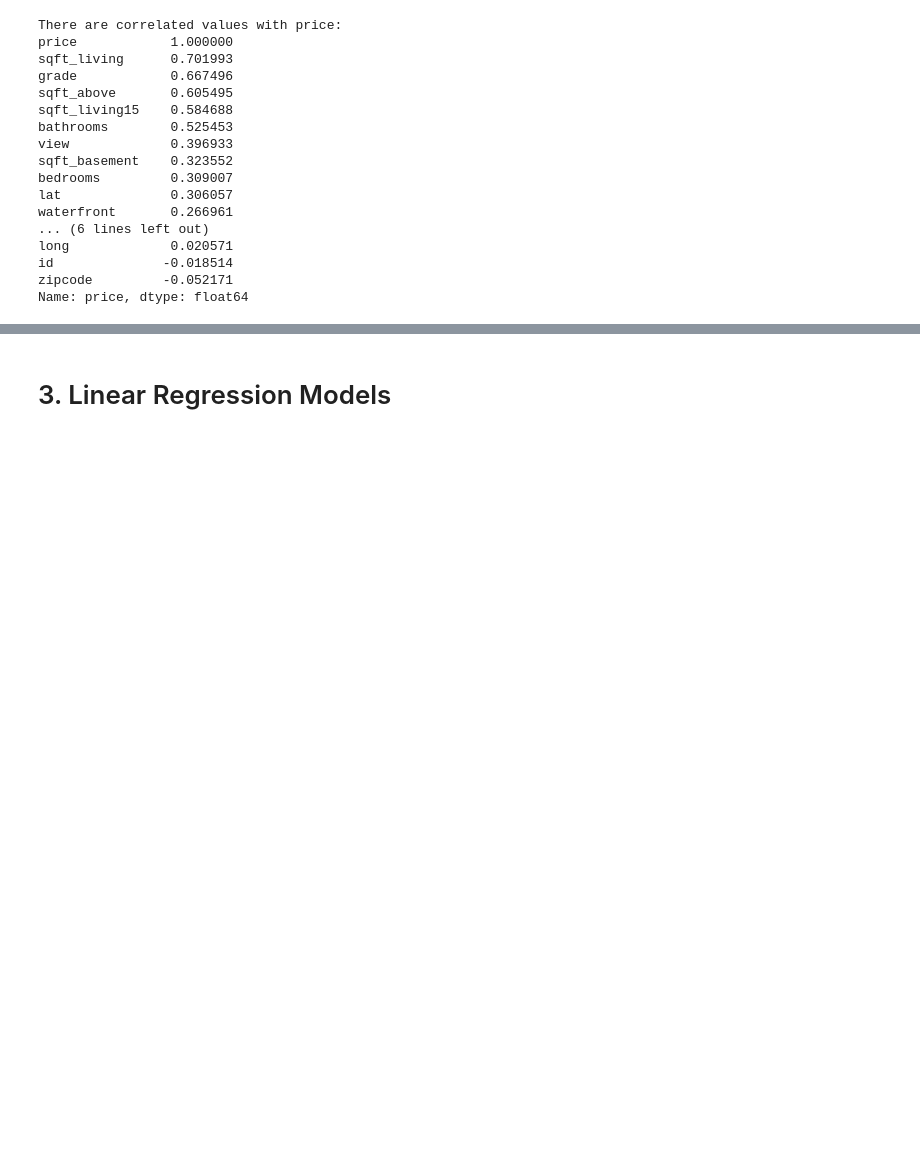
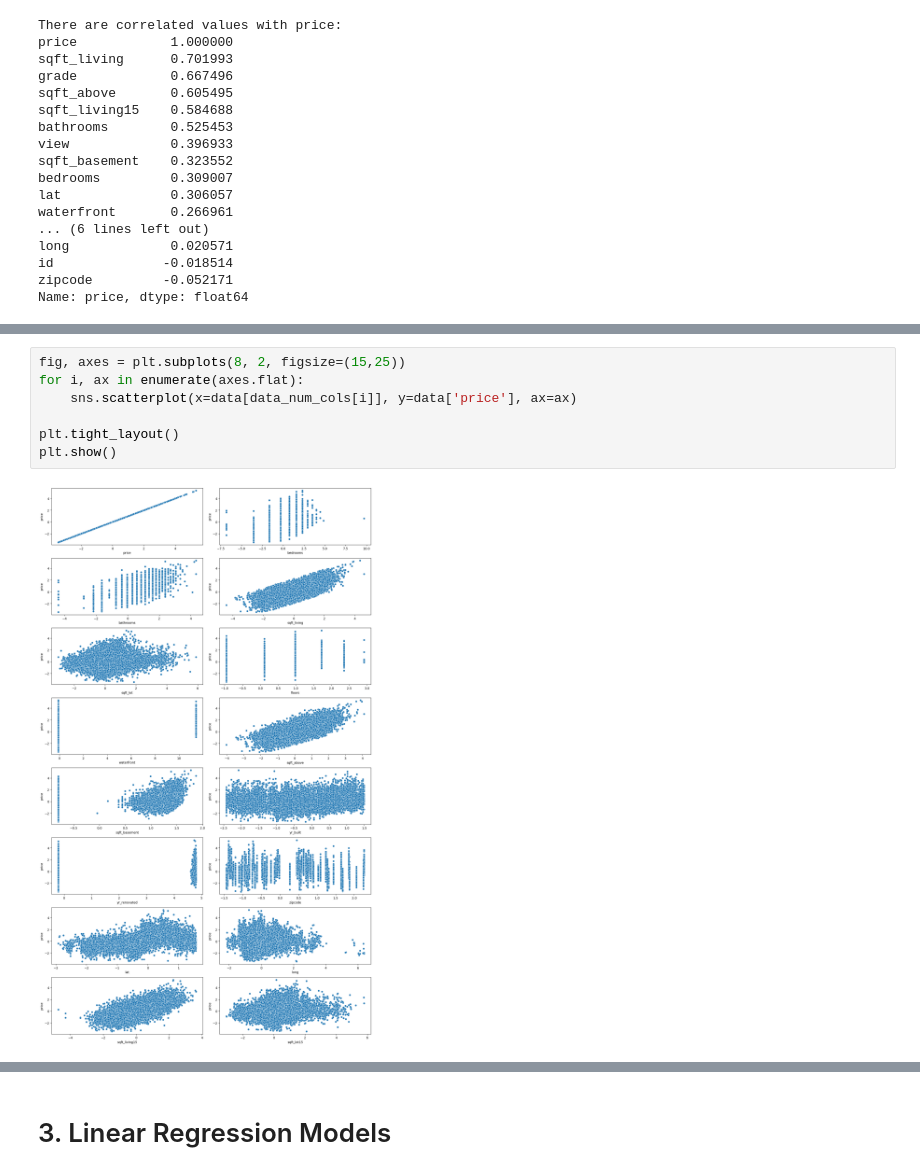
Before and after one commit to klau85/ibm-ml-specialization, a Jupyter notebook: final project REGRESSION/Final-Project.ipynb, the cells around one changed output, grey strips where cells are left out. Cells and saved outputs as stored; diff of their text form; blank space fills up the shorter version.

```diff
--- a/final project REGRESSION/Final-Project.ipynb
+++ b/final project REGRESSION/Final-Project.ipynb
@@ -178,0 +253,9 @@ Name: price, dtype: float64
+# %%
+fig, axes = plt.subplots(8, 2, figsize=(15,25))
+for i, ax in enumerate(axes.flat):
+    sns.scatterplot(x=data[data_num_cols[i]], y=data['price'], ax=ax)
+
+plt.tight_layout()
+plt.show()
+# %% [output]
+[figure, added]
```
Also changed, not shown: parts of 17 cells of this notebook.
